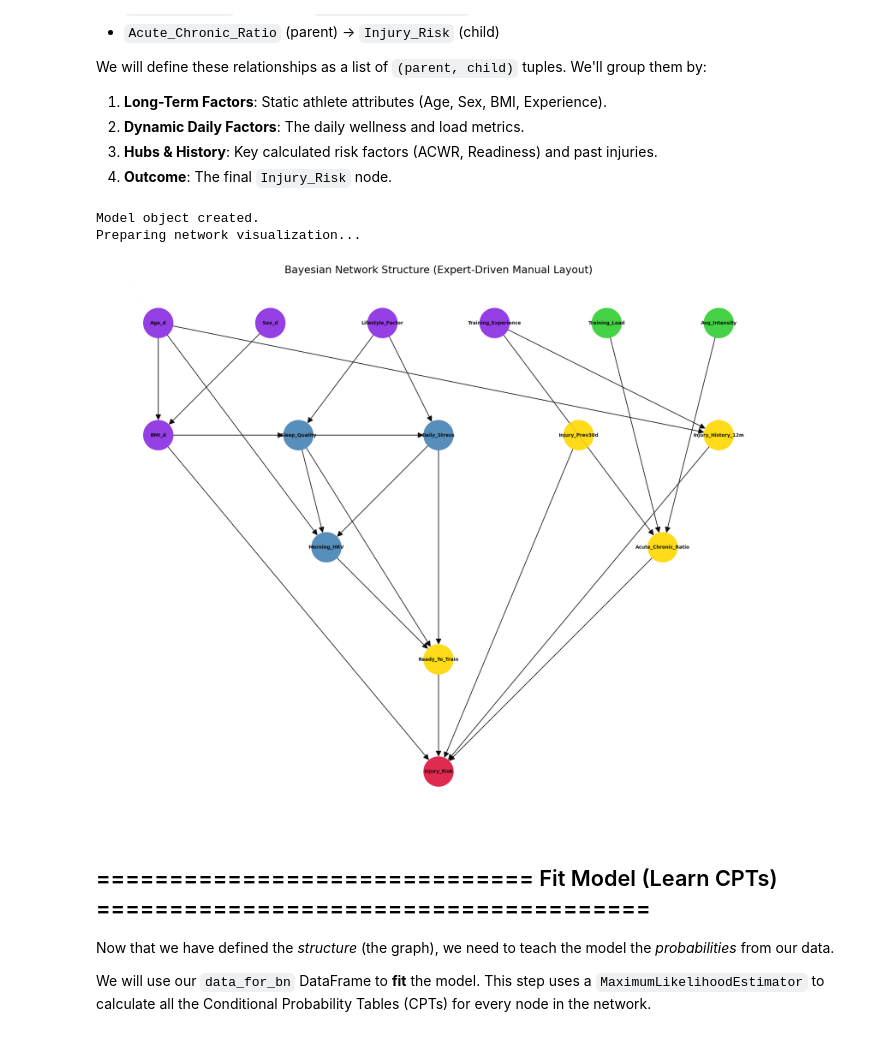
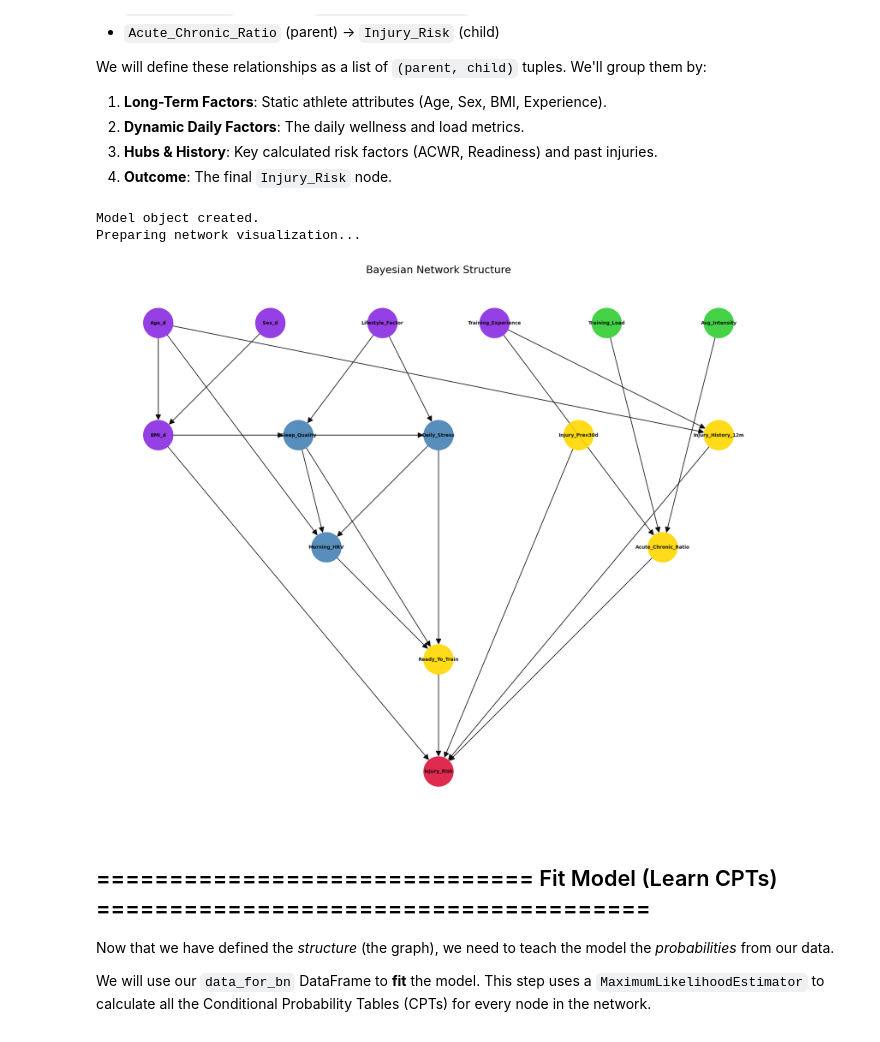
Before and after one commit to gabrynapo/FAIKR_Module3_Project, a Jupyter notebook: network_comparison.ipynb, the cells around one changed output. Saved outputs shown, nothing was run; the diff lists cells and outputs as text; code cells hidden in the pictures.

```diff
--- a/network_comparison.ipynb
+++ b/network_comparison.ipynb
@@ -192,35 +192,35 @@ for i, node in enumerate(layer_0):
 # Layer 1 (Mid - Wellness & History)
 layer_1 = ['BMI_d', 'Sleep_Quality', 'Daily_Stress', 'Injury_Prev30d', 'Injury_History_12m']
 for i, node in enumerate(layer_1):
     pos[node] = (i * 2.5, 4) # y=4
 
 # Layer 2 (Mid - Derived Metrics)
 layer_2 = ['Morning_HRV', 'Acute_Chronic_Ratio']
 for i, node in enumerate(layer_2):
     pos[node] = (i * 6 + 3, 3) # y=3
 
 # Layer 3 (Hub - Readiness)
 layer_3 = ['Ready_To_Train']
 for i, node in enumerate(layer_3):
     pos[node] = (5, 2) # y=2
 
 # Layer 4 (Outcome - Risk)
 layer_4 = ['Injury_Risk']
 for i, node in enumerate(layer_4):
     pos[node] = (5, 1) # y=1
 
 # --- 5. Draw the Graph ---
 plt.figure(figsize=(20, 16))
 nx.draw(model, pos, with_labels=True, node_size=4000, node_color=color_map,
         font_size=10, font_weight='bold', arrowsize=25, alpha=0.9,
         node_shape='o',
         width=1.5)
-plt.title("Bayesian Network Structure (Expert-Driven Manual Layout)", fontsize=22)
+plt.title("Bayesian Network Structure", fontsize=22)
 plt.show()
 # %% [output]
 Model object created.
 Preparing network visualization...
-[figure, old version]
+[figure, new version]
 # %% [markdown]
 ## ============================== Fit Model (Learn CPTs) ======================================
 
```
Also changed, not shown: parts of 1 cell of this notebook, 1 other file.
